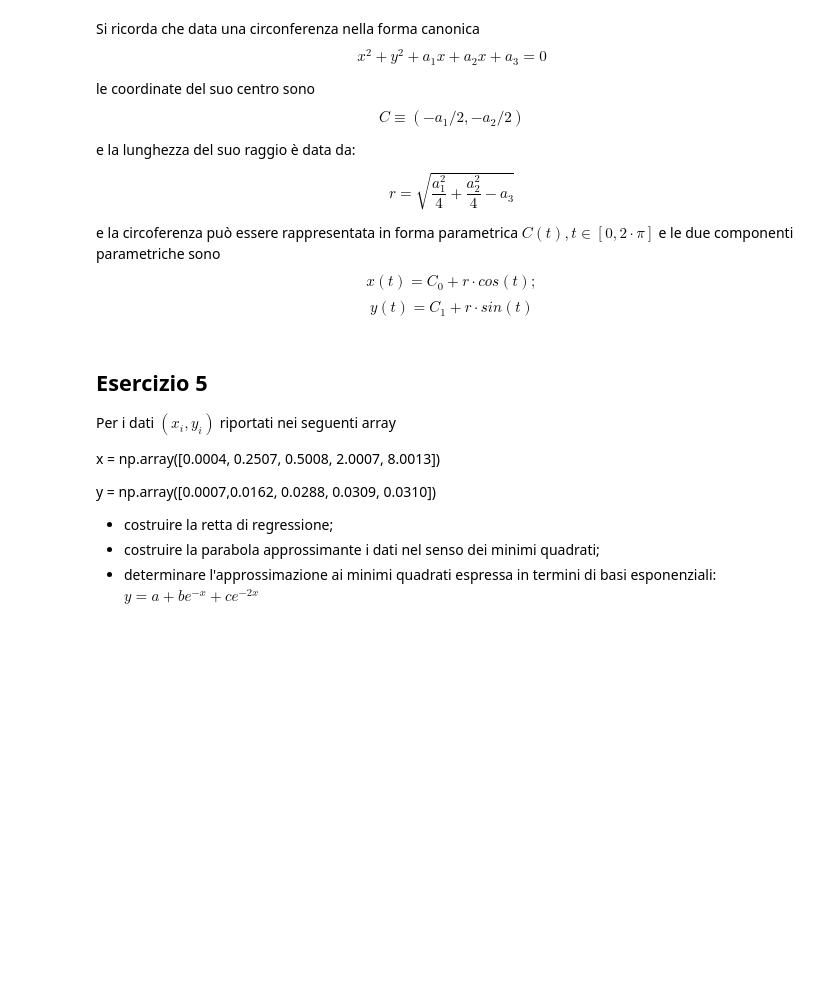
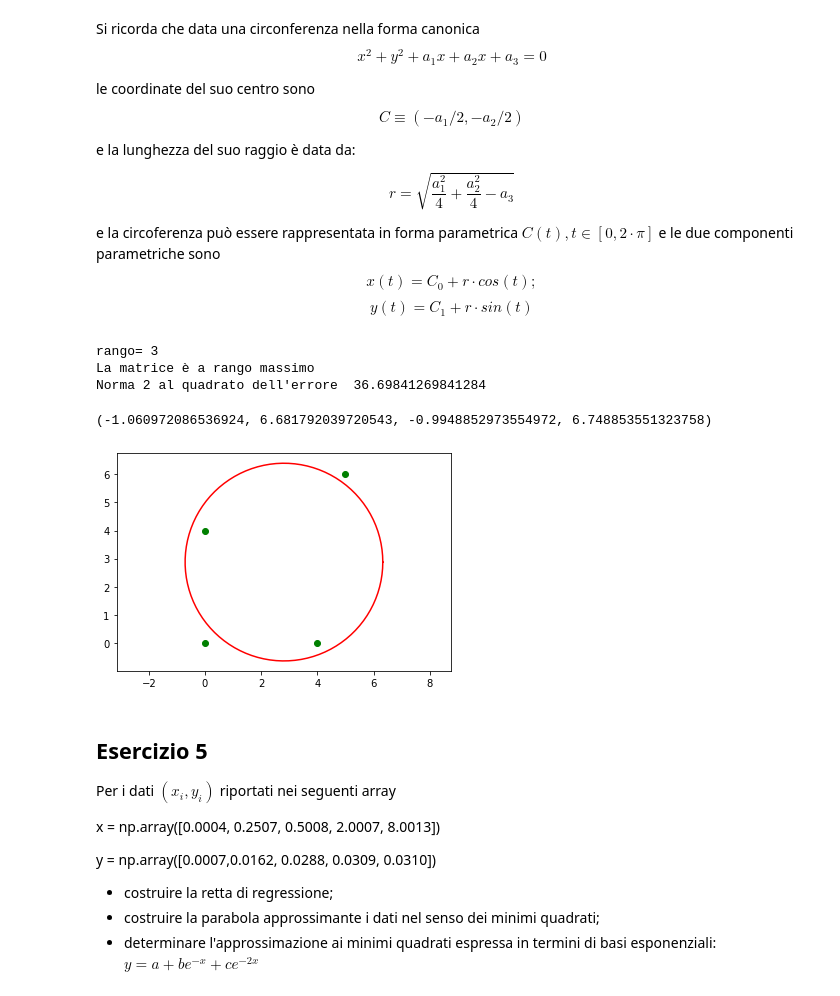
Before and after one commit to TommasoCere/metodi-numerici, a Jupyter notebook: Potenziamento/01Giugno/Potenziamento1Giugno.ipynb, the cells around one changed output. Drawn from its saved outputs; the diff is of its cells as text; code cells hidden in the pictures; blank space fills up the shorter version.

```diff
--- a/Potenziamento/01Giugno/Potenziamento1Giugno.ipynb
+++ b/Potenziamento/01Giugno/Potenziamento1Giugno.ipynb
@@ -321,6 +323,33 @@ e la lunghezza del suo raggio è data da:
 $$r=\sqrt{\frac{a_1^2}{4}+\frac{a_2^2}{4} -a_3}$$
 
 e la circoferenza può essere rappresentata in forma parametrica $C(t),  t \in [0, 2 \cdot \pi]$ e le due componenti parametriche sono $$x(t)= C_0+r\cdot cos(t);$$ $$ y(t)= C_1+r\cdot sin(t)$$
+# %%
+px=np.array([0,4,0,5])
+py=np.array([0,0,4,6])
+#Costruisco il sistema lineare sovradeterminato come richiesto
+A=np.array([[0,0,1],[4,0,1],[0,4,1],[5,6,1]]) # Matrice dei coefficienti
+b=np.array([[0],[-16],[-16],[-61]]) # Vettore dei termini noti
+
+a,err=SVDLS(A,b) # Risoluzione del sistema lineare sovradeterminato
+print("Norma 2 al quadrato dell'errore ",err)
+#Calcolo il centro
+cx=-a[0]/2
+cy=-a[1]/2
+#Calcolo il raggio con la formula data
+r1=math.sqrt((a[0]**2)/4+(a[1]**2)/4-a[2]) # Raggio della circonferenza
+t=np.linspace(0,2*math.pi,100) # Vettore dei parametri
+#Costruisco le due componenti parametriche della circonferemza
+x=cx+r1*np.cos(t)
+y=cy+r1*np.sin(t)
+plt.plot(x,y,'r-')
+plt.plot(px,py,'go')
+plt.axis('equal')
+# %% [output]
+rango= 3
+La matrice è a rango massimo
+Norma 2 al quadrato dell'errore  36.69841269841284
+(-1.060972086536924, 6.681792039720543, -0.9948852973554972, 6.748853551323758)
+[figure, added]
 # %% [markdown]
 ## Esercizio 5
 Per i dati $(x_i, y_i)$ riportati nei seguenti array
```
Also changed, not shown: parts of 2 cells of this notebook, 4 other files.
